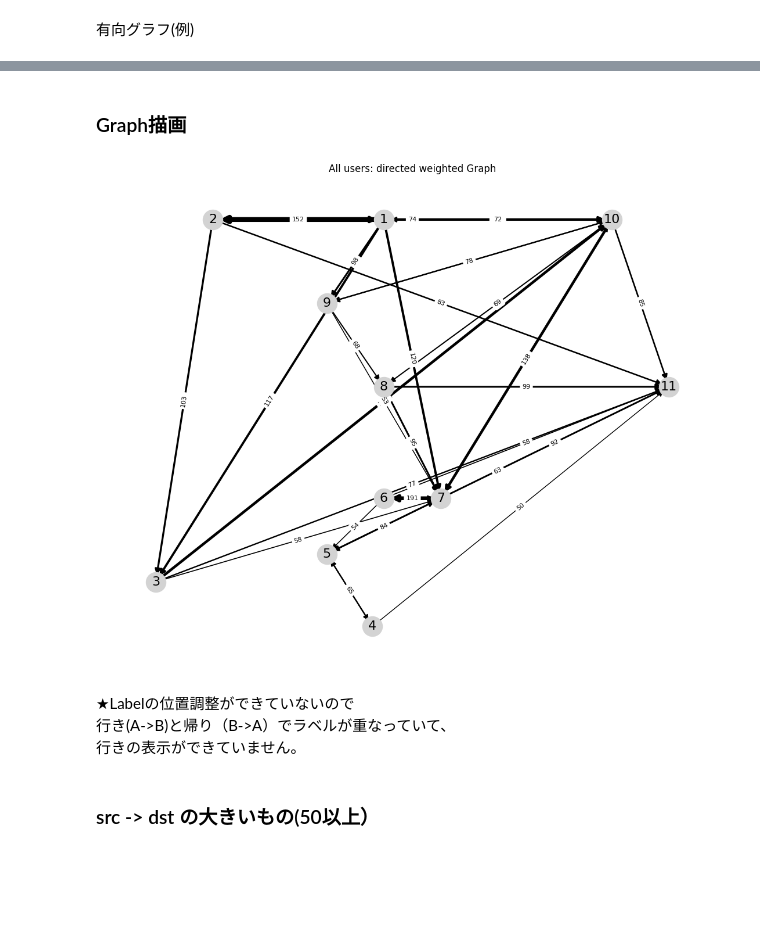
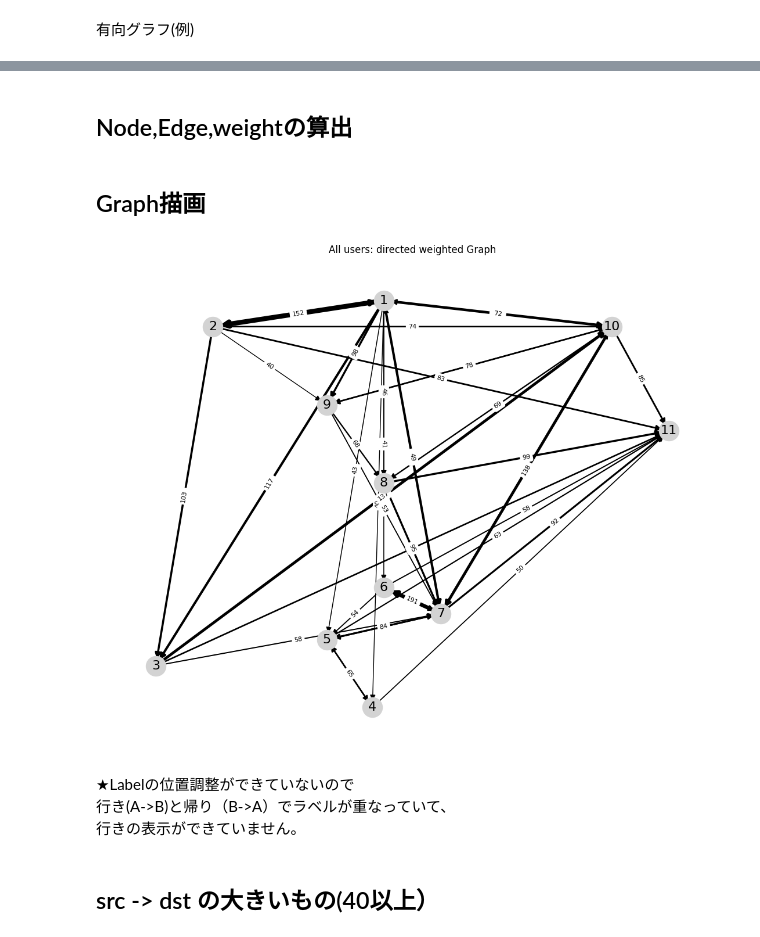
Before and after one commit to niikun/Agent_for_practical_use, a Jupyter notebook: iwami_20251101.ipynb, the cells around one changed output, grey strips where cells are left out. Cells and saved outputs as stored; diff of their text form; code cells hidden in the pictures; blank space fills up the shorter version.

```diff
--- a/iwami_20251101.ipynb
+++ b/iwami_20251101.ipynb
@@ -319,3 +319,5 @@ nx.draw_networkx(DG_example)
+# %% [markdown]
+## Node,Edge,weightの算出
 # %%
 from collections import Counter, defaultdict
 
@@ -403,7 +405,7 @@ def build_transition_graph(
 
     return G, edge_df
 # %% [markdown]
-### Graph描画
+## Graph描画
 # %%
 G_all, edges_all = build_transition_graph(
     df,
@@ -411,49 +413,49 @@ G_all, edges_all = build_transition_graph(
     end_date="2025-06-30",
     use="name_code",          # or "contractAddress"
     collapse_consecutive=True,
-    min_weight=50             # 弱いエッジを間引く（50以上で設定）
+    min_weight=40             # 弱いエッジを間引く（50以上で設定）
 )
 
 # Position を2次元にmapping
 pos = {
-    1:(20,65),
+    1:(20,70),
     2:(5,65),
     3:(0,0),
     4:(19,-8),
     5:(15,5),
     6:(20,15),
-    7:(25,15),
+    7:(25,10),
     8:(20,35),
     9:(15,50),
     10:(40,65),
-    11:(45,35)
+    11:(45,45)
 }
 
 # 円形にmappingする場合
 # pos = nx.circular_layout(G_all)
 
 plt.figure(figsize=(11, 9))
 nx.draw_networkx_nodes(G_all, pos, node_size=600, node_color="lightgray")
 nx.draw_networkx_labels(G_all, pos, font_size=16, font_color="black")
 
 weights = [d["weight"] for _,_,d in G_all.edges(data=True)]
 widths  = [1 + 5*(w-min(weights))/(max(weights)-min(weights)) if max(weights)>min(weights) else 3 for w in weights]
 
 nx.draw_networkx_edges(G_all, pos, arrows=True, arrowstyle="-|>", arrowsize=14, width=widths)
 nx.draw_networkx_edge_labels(G_all,
                              pos=pos,
                              edge_labels={(u,v): d["weight"] for u,v,d in G_all.edges(data=True)}, font_size=8)
 
 plt.title("All users: directed weighted Graph")
 plt.axis("off"); plt.tight_layout(); plt.show()
 # %% [output]
-[figure, old version]
+[figure, new version]
 # %% [markdown]
 ★Labelの位置調整ができていないので
 行き(A->B)と帰り（B->A）でラベルが重なっていて、
 行きの表示ができていません。
 # %% [markdown]
-### src -> dst の大きいもの(50以上）
+## src -> dst の大きいもの(40以上）
 # %%
 edges_all
 # %% [output]
```
Also changed, not shown: parts of 7 cells of this notebook.
